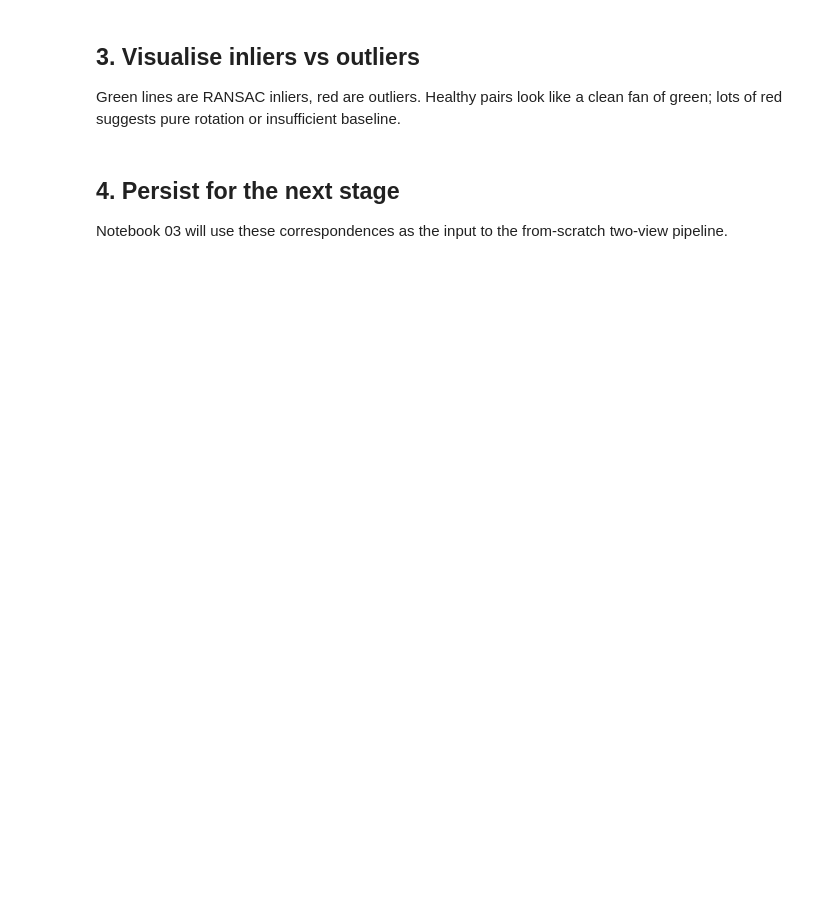
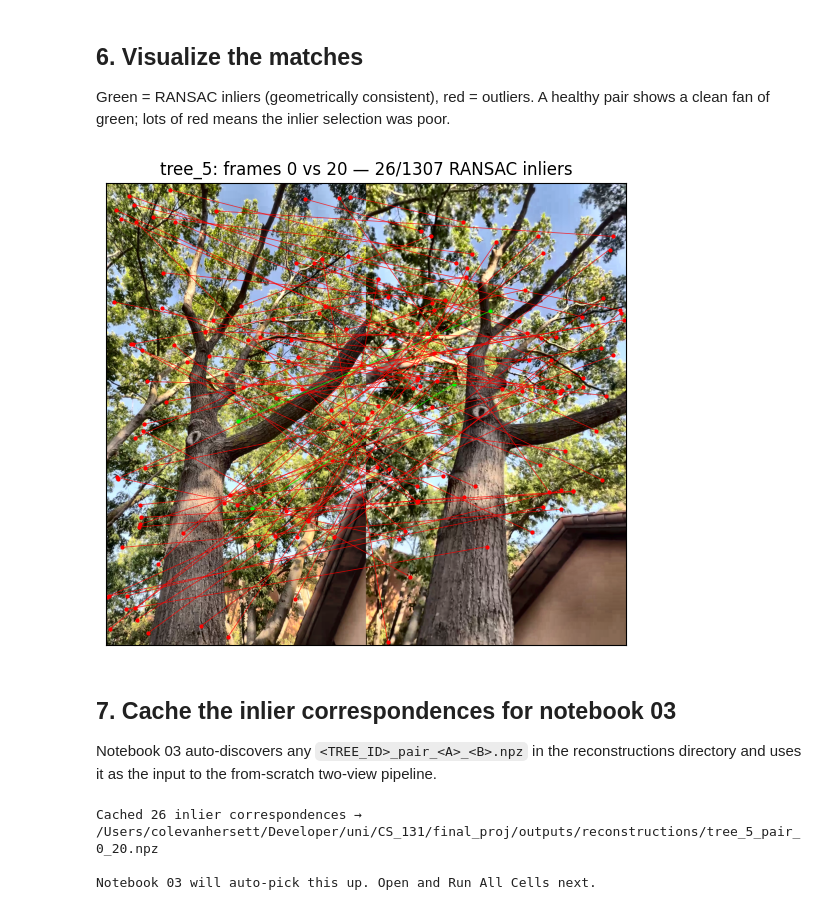
Before and after one commit to ColeVH2112/cs131_project, a Jupyter notebook: notebooks/02_features_matching.ipynb, the cells around one changed output. Drawn from its saved outputs; the diff is of its cells as text; code cells hidden in the pictures; blank space fills up the shorter version.

```diff
--- a/notebooks/02_features_matching.ipynb
+++ b/notebooks/02_features_matching.ipynb
@@ -75,0 +160,13 @@ print(f"RANSAC inliers:     {n_inlier}  ({100*n_inlier/n_total:.1f}%)")
+# %%
+MASKED_FRAMES_DIR.mkdir(parents=True, exist_ok=True)
+if len(list(MASKED_FRAMES_DIR.glob("frame_*.png"))) < len(clahe_frames):
+    for p in clahe_frames:
+        img = cv2.imread(str(p))
+        cv2.imwrite(str(MASKED_FRAMES_DIR / p.name),
+                     apply_mask(img, tree_color_mask(img)))
+    print(f"Wrote {len(clahe_frames)} masked frames to {MASKED_FRAMES_DIR}")
+else:
+    print(f"Reusing existing masked frames in {MASKED_FRAMES_DIR}")
+
+frame_paths = sorted(CLAHE_FRAMES_DIR.glob("frame_*.png"))
+print(f"Using {len(frame_paths)} masked frames for matching")
@@ -75,0 +223,29 @@ print(f"RANSAC inliers:     {n_inlier}  ({100*n_inlier/n_total:.1f}%)")
+# %%
+IDX_A = 0
+candidate_offsets = [3, 5, 8, 12, 15, 20]
+MIN_INLIERS = 15   # lower = more permissive; raise if you want stronger pairs
+
+best = None   # (offset, n_inliers, feats_a, feats_b, pair)
+for offset in candidate_offsets:
+    if offset >= len(frame_paths):
+        break
+    try:
+        print(f"\n--- trying offset {offset} ---")
+        fa, fb, pair = match_pair_loose(
+            frame_paths[IDX_A], frame_paths[offset], K=intrinsics.K,
+        )
+        n_inliers = int(pair.inlier_mask.sum())
+        if n_inliers >= MIN_INLIERS:
+            # Prefer wider baselines; keep updating as we find larger workable offsets.
+            best = (offset, n_inliers, fa, fb, pair)
+    except RuntimeError as e:
+        print(f"  skip: {e}")
+
+if best is None:
+    raise RuntimeError(
+        f"No frame pair from frame {IDX_A} has >={MIN_INLIERS} RANSAC inliers. "
+        "Either the mask is too restrictive or the capture is unrecoverable."
+    )
+
+IDX_B, n_inliers, feats_a, feats_b, pair = best
+print(f"\n=== Selected IDX_A={IDX_A}, IDX_B={IDX_B} ({n_inliers} inliers) ===")
@@ -76,22 +270,25 @@ print(f"RANSAC inliers:     {n_inlier}  ({100*n_inlier/n_total:.1f}%)")
 # %% [markdown]
-## 3. Visualise inliers vs outliers
+## 6. Visualize the matches
 
-Green lines are RANSAC inliers, red are outliers. Healthy pairs look like
-a clean fan of green; lots of red suggests pure rotation or insufficient
-baseline.
+Green = RANSAC inliers (geometrically consistent), red = outliers.
+A healthy pair shows a clean fan of green; lots of red means the inlier
+selection was poor.
 # %%
 img_a = cv2.imread(str(frame_paths[IDX_A]))
 img_b = cv2.imread(str(frame_paths[IDX_B]))
 fig = viz.plot_matches(
     img_a, img_b, pair.pts1, pair.pts2, pair.inlier_mask,
-    title=f"{TREE_ID}: frames {IDX_A} vs {IDX_B} — {n_inlier}/{n_total} inliers",
+    title=f"{TREE_ID}: frames {IDX_A} vs {IDX_B} — {n_inliers}/{len(pair.pts1)} RANSAC inliers",
 )
 viz.save_fig(fig, f"02_{TREE_ID}_matches.png")
 plt.show()
+# %% [output]
+[figure, added]
 # %% [markdown]
-## 4. Persist for the next stage
+## 7. Cache the inlier correspondences for notebook 03
 
-Notebook 03 will use these correspondences as the input to the from-scratch
+Notebook 03 auto-discovers any `<TREE_ID>_pair_<A>_<B>.npz` in the
+reconstructions directory and uses it as the input to the from-scratch
 two-view pipeline.
 # %%
 cache_path = PROJECT_ROOT / "outputs" / "reconstructions" / f"{TREE_ID}_pair_{IDX_A}_{IDX_B}.npz"
@@ -103,4 +300,9 @@ np.savez(
     K=intrinsics.K,
     E_ref=pair.E if pair.E is not None else np.zeros((3, 3)),
 )
-print(f"Cached inlier correspondences → {cache_path}")
+print(f"Cached {int(pair.inlier_mask.sum())} inlier correspondences → {cache_path}")
+print(f"\nNotebook 03 will auto-pick this up. Open and Run All Cells next.")
+# %% [output]
+Cached 26 inlier correspondences → /Users/colevanhersett/Developer/uni/CS_131/final_proj/outputs/reconstructions/tree_5_pair_0_20.npz
+
+Notebook 03 will auto-pick this up. Open and Run All Cells next.
```
Also changed, not shown: parts of 19 cells of this notebook, 54 other files.
